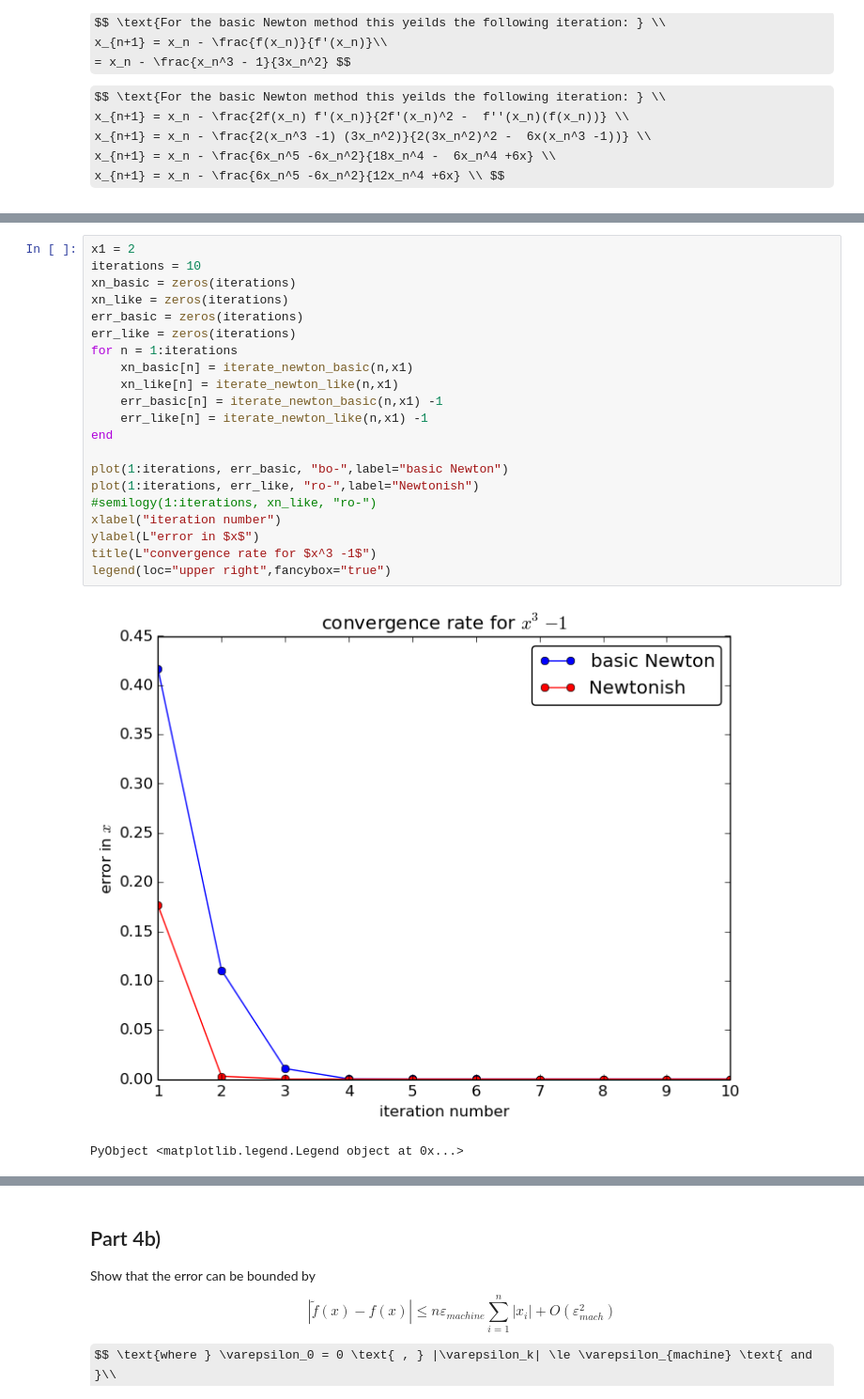
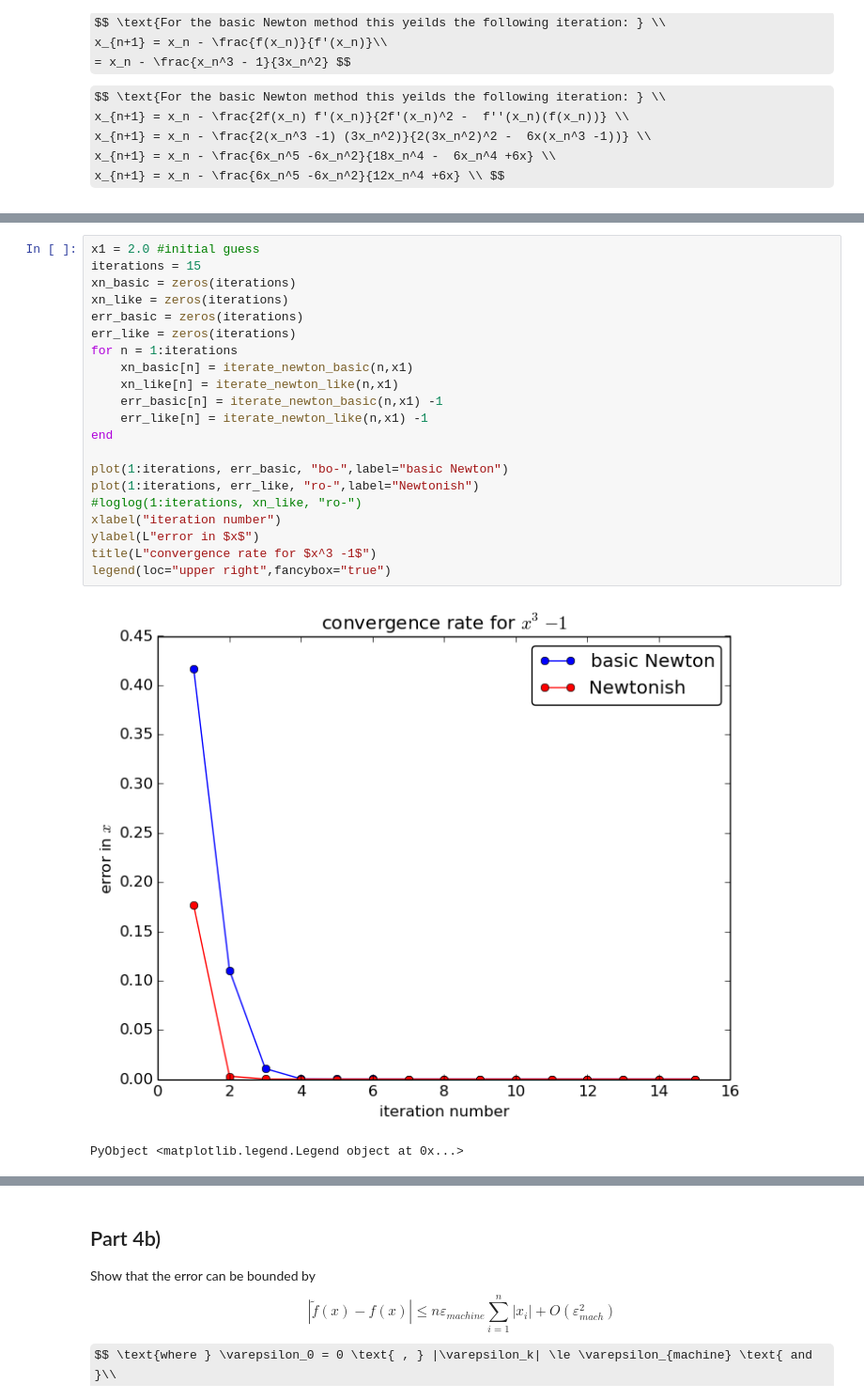
Before and after one commit to lhogstrom/ThornsInRoses, a Jupyter notebook: 18_335/hogstrom_PS1_18_335_2015Feb27.ipynb, the cells around one changed output, grey strips where cells are left out. Shown at 94% size. Drawn from its saved outputs; the diff is of its cells as text; some formulas as TeX source.

```diff
--- a/18_335/hogstrom_PS1_18_335_2015Feb27.ipynb
+++ b/18_335/hogstrom_PS1_18_335_2015Feb27.ipynb
@@ -199,28 +195,28 @@ end
 # %% [output]
 iterate_newton_like (generic function with 1 method)
 # %%
-x1 = 2
-iterations = 10
+x1 = 2.0 #initial guess
+iterations = 15
 xn_basic = zeros(iterations)
 xn_like = zeros(iterations)
 err_basic = zeros(iterations)
 err_like = zeros(iterations)
 for n = 1:iterations
     xn_basic[n] = iterate_newton_basic(n,x1)
     xn_like[n] = iterate_newton_like(n,x1)
     err_basic[n] = iterate_newton_basic(n,x1) -1
     err_like[n] = iterate_newton_like(n,x1) -1
 end
 
 plot(1:iterations, err_basic, "bo-",label="basic Newton")
 plot(1:iterations, err_like, "ro-",label="Newtonish")
-#semilogy(1:iterations, xn_like, "ro-")
+#loglog(1:iterations, xn_like, "ro-")
 xlabel("iteration number")
 ylabel(L"error in $x$")
 title(L"convergence rate for $x^3 -1$")
 legend(loc="upper right",fancybox="true")
 # %% [output]
-[figure, old version]
+[figure, new version]
 PyObject <matplotlib.legend.Legend object at 0x...>
 # %% [markdown]
 ## Part 4a)
```
Also changed, not shown: parts of 4 cells of this notebook, 1 other file.
